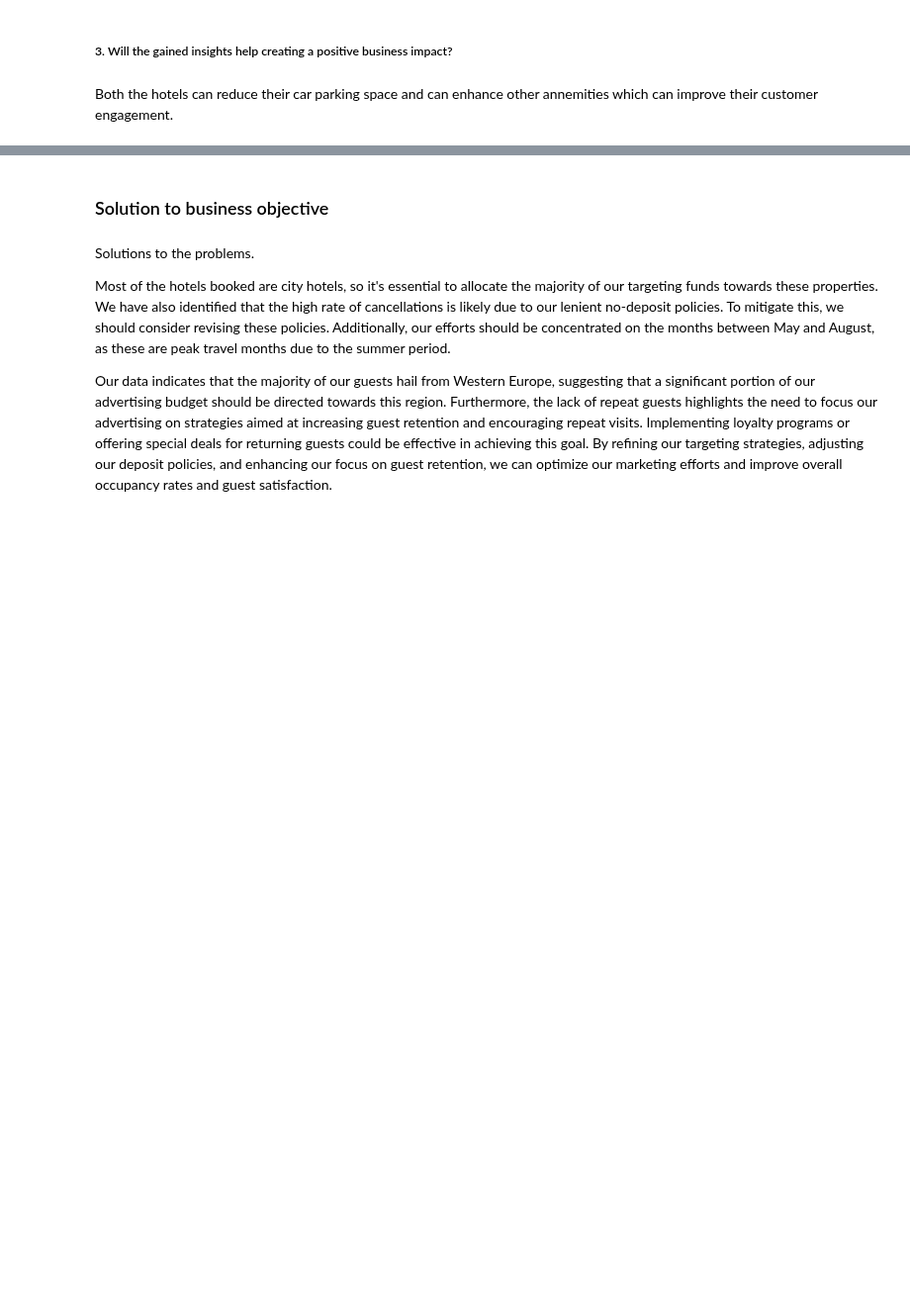
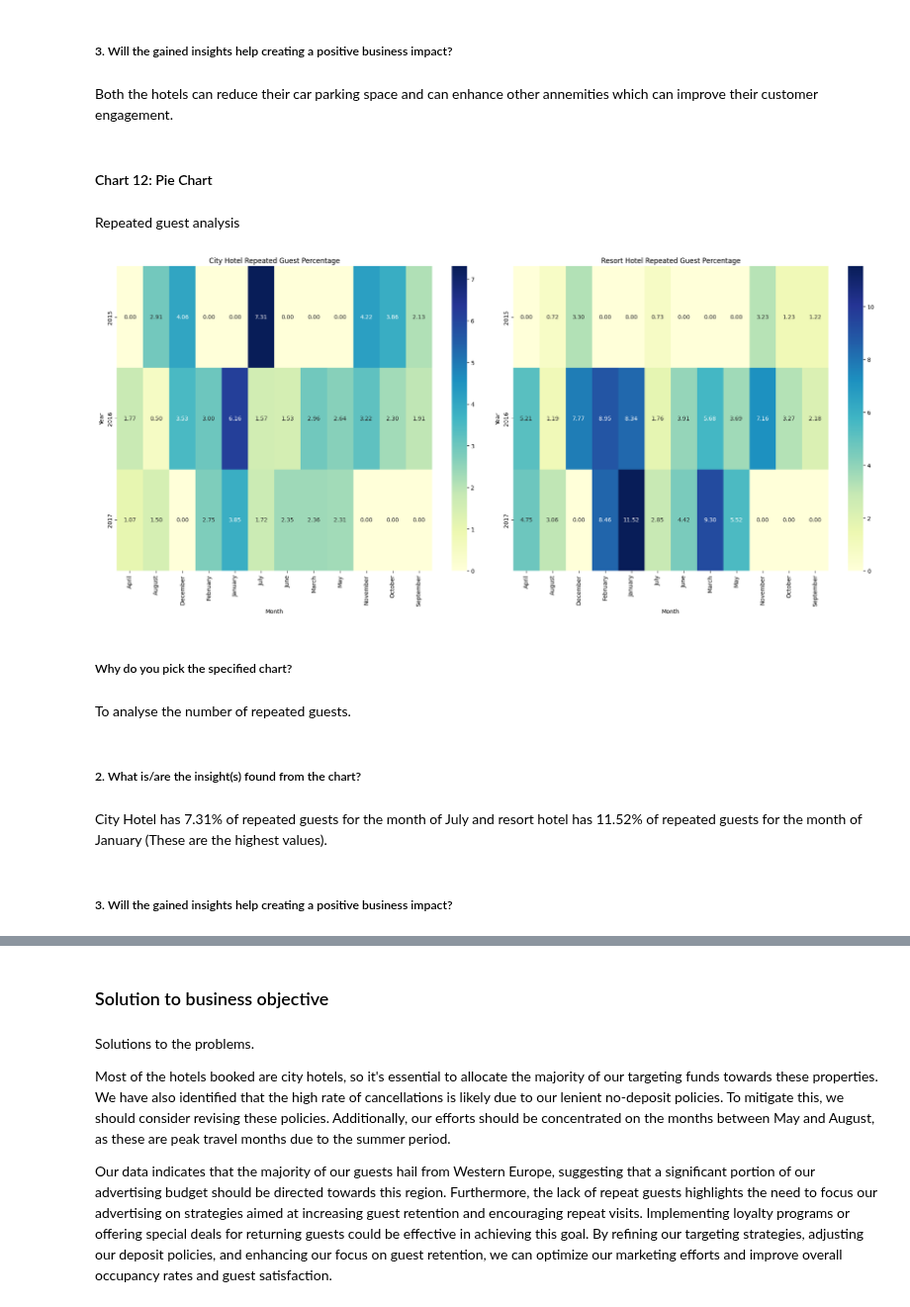
Before and after one commit to Codewith-Soumya/Hotel-Booking-Analysis, a Jupyter notebook: Hotel_booking_analysis_coding_Capstrone_Project_2.ipynb, the cells around one changed output, grey strips where cells are left out. Shown at 99% size. Drawn from its saved outputs; the diff is of its cells as text; code cells hidden in the pictures; blank space fills up the shorter version.

```diff
--- a/Hotel_booking_analysis_coding_Capstrone_Project_2.ipynb
+++ b/Hotel_booking_analysis_coding_Capstrone_Project_2.ipynb
@@ -755,3 +755,54 @@ Most of the guests donot need a parking space only a few need 1 space.
 ##### 3. Will the gained insights help creating a positive business impact?
 # %% [markdown]
 Both the hotels can reduce their car parking space and can enhance other annemities which can improve their customer engagement.
+# %% [markdown]
+#### Chart 12: Pie Chart
+# %% [markdown]
+Repeated guest analysis
+# %%
+# Function to calculate the percentage of repeated guests
+def calculate_repeated_guest_percentage(data):
+    total_guests = data.groupby(['arrival_date_year', 'arrival_date_month']).size()
+    repeated_guests = data[data['is_repeated_guest'] == 1].groupby(['arrival_date_year', 'arrival_date_month']).size()
+    percentage_repeated_guests = (repeated_guests / total_guests * 100).unstack().fillna(0)
+    return percentage_repeated_guests
+
+# Filter the data
+city_hotel_data = hotel_booking_data[hotel_booking_data['hotel'] == 'City Hotel']
+resort_hotel_data = hotel_booking_data[hotel_booking_data['hotel'] == 'Resort Hotel']
+
+# Calculate the percentage of repeated guests
+city_percentage = calculate_repeated_guest_percentage(city_hotel_data)
+resort_percentage = calculate_repeated_guest_percentage(resort_hotel_data)
+
+# Create the heatmaps
+plt.figure(figsize=(20, 9))
+
+# Heatmap for City Hotel
+plt.subplot(1, 2, 1)
+sns.heatmap(city_percentage, cmap='YlGnBu', annot=True, fmt=".2f")
+plt.title('City Hotel Repeated Guest Percentage')
+plt.xlabel('Month')
+plt.ylabel('Year')
+
+# Heatmap for Resort Hotel
+plt.subplot(1, 2, 2)
+sns.heatmap(resort_percentage, cmap='YlGnBu', annot=True, fmt=".2f")
+plt.title('Resort Hotel Repeated Guest Percentage')
+plt.xlabel('Month')
+plt.ylabel('Year')
+
+plt.tight_layout()
+plt.show()
+# %% [output]
+[figure, added]
+# %% [markdown]
+##### Why do you pick the specified chart?
+# %% [markdown]
+To analyse the number of repeated guests.
+# %% [markdown]
+##### 2. What is/are the insight(s) found from the chart?
+# %% [markdown]
+City Hotel has 7.31% of repeated guests for the month of July and resort hotel has 11.52% of repeated guests for the month of January (These are the highest values).
+# %% [markdown]
+##### 3. Will the gained insights help creating a positive business impact?
```
Also changed, not shown: parts of 1 cell of this notebook.
